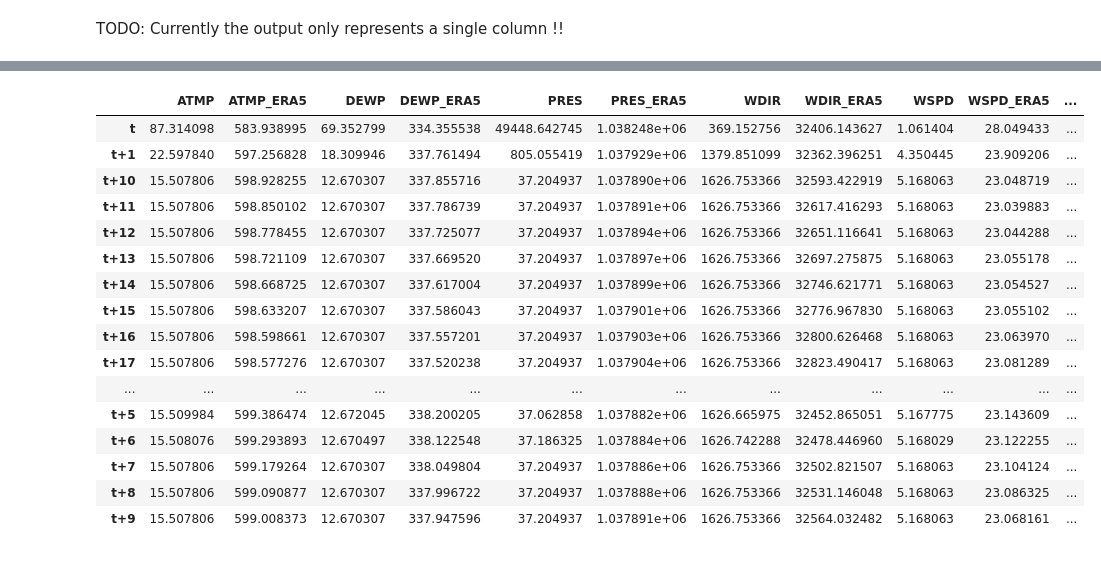
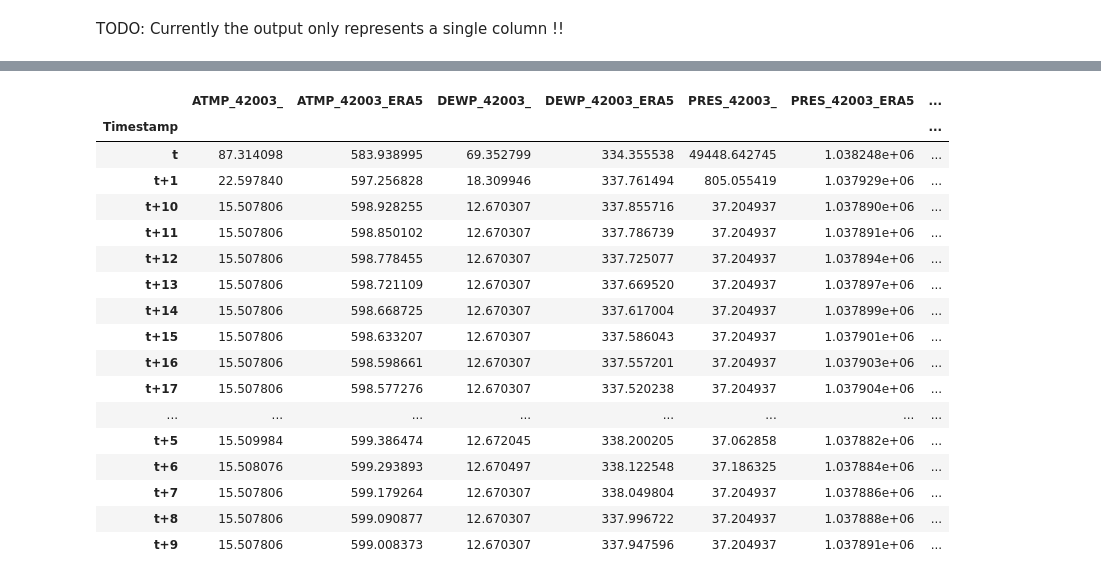
Before and after one commit to elsandner/Master_Project, a Jupyter notebook: mlm_experiment_publication.ipynb, the cells around one changed output, grey strips where cells are left out. Drawn from its saved outputs; the diff is of its cells as text; code cells hidden in the pictures.

```diff
--- a/mlm_experiment_publication.ipynb
+++ b/mlm_experiment_publication.ipynb
@@ -479,6 +479,9 @@ data/reports/publication/report_42003_stage2_LSTM_1.pickle
 # %% [markdown]
 TODO:
 Currently the output only represents a single column !!
+# %%
+filename = "report_42003_stage0_LSTM_2"
+filepath = f"data/reports/publication/{filename}.pickle"
 # %%
 import re
 
@@ -504,8 +509,8 @@ def evaluate(df):
                 mse_dict[original_col] = mean_squared_error(df[original_col], df[col])
 
     # Convert dictionaries to DataFrames
-    mae_df = pd.DataFrame(list(mae_dict.items()), columns=['Column', 'Error'])
-    mse_df = pd.DataFrame(list(mse_dict.items()), columns=['Column', 'Error'])
+    mae_df = pd.DataFrame(list(mae_dict.items()), columns=['Title', 'Error'])
+    mse_df = pd.DataFrame(list(mse_dict.items()), columns=['Title', 'Error'])
 
     return mae_df, mse_df
 # %%
@@ -539,3 +544,35 @@ def reshape_dataframe(input_df):
+# %%
+def reshape_df(df):
+    # Convert the input data to a DataFrame
+    #df = pd.DataFrame(data, columns=['title', 'Error'])
+
+    # Function to extract feature, stationID, origin, and timestamp from the title
+    def extract_info(title):
+        match = re.match(r'([A-Z]+)_(\d+)(_ERA5)?\(t([+-]?\d*)\)', title)
+        if match:
+            feature = match.group(1)
+            stationID = match.group(2)
+            origin = 'ERA5' if match.group(3) else ''
+            timestamp = f't{match.group(4)}'
+            return feature, stationID, origin, timestamp
+        return None, None, None, None
+
+    # Apply the extraction function to each title
+    df[['Feature', 'StationID', 'Origin', 'Timestamp']] = df['Title'].apply(lambda x: pd.Series(extract_info(x)))
+
+    # Drop the original title column
+    df.drop(columns=['Title'], inplace=True)
+
+    # Pivot the table to create the desired representation
+    pivot_df = df.pivot_table(index='Timestamp', columns=['Feature', 'StationID', 'Origin'], values='Error', aggfunc='first')
+
+    # Flatten the MultiIndex columns
+    pivot_df.columns = ['_'.join(col).strip() for col in pivot_df.columns.values]
+
+    # Reset index to have Timestamp as a column
+    #pivot_df.reset_index(inplace=True)
+
+    return pivot_df
 # %%
 mae_df, mse_df = evaluate(evaluation)
 mae_df
@@ -577,24 +615,25 @@ mae
 # %%
-mse = reshape_dataframe(mse_df)
+mse = reshape_df(mse_df)
 mse
 # %% [output]
-|  | ATMP | ATMP_ERA5 | DEWP | DEWP_ERA5 | PRES | PRES_ERA5 | WDIR | WDIR_ERA5 | WSPD | WSPD_ERA5 | ... |
-| t | 87.314098 | 583.938995 | 69.352799 | 334.355538 | 49448.642745 | 1.038248e+06 | 369.152756 | 32406.143627 | 1.061404 | 28.049433 | ... |
-| t+1 | 22.597840 | 597.256828 | 18.309946 | 337.761494 | 805.055419 | 1.037929e+06 | 1379.851099 | 32362.396251 | 4.350445 | 23.909206 | ... |
-| t+10 | 15.507806 | 598.928255 | 12.670307 | 337.855716 | 37.204937 | 1.037890e+06 | 1626.753366 | 32593.422919 | 5.168063 | 23.048719 | ... |
-| t+11 | 15.507806 | 598.850102 | 12.670307 | 337.786739 | 37.204937 | 1.037891e+06 | 1626.753366 | 32617.416293 | 5.168063 | 23.039883 | ... |
-| t+12 | 15.507806 | 598.778455 | 12.670307 | 337.725077 | 37.204937 | 1.037894e+06 | 1626.753366 | 32651.116641 | 5.168063 | 23.044288 | ... |
-| t+13 | 15.507806 | 598.721109 | 12.670307 | 337.669520 | 37.204937 | 1.037897e+06 | 1626.753366 | 32697.275875 | 5.168063 | 23.055178 | ... |
-| t+14 | 15.507806 | 598.668725 | 12.670307 | 337.617004 | 37.204937 | 1.037899e+06 | 1626.753366 | 32746.621771 | 5.168063 | 23.054527 | ... |
-| t+15 | 15.507806 | 598.633207 | 12.670307 | 337.586043 | 37.204937 | 1.037901e+06 | 1626.753366 | 32776.967830 | 5.168063 | 23.055102 | ... |
-| t+16 | 15.507806 | 598.598661 | 12.670307 | 337.557201 | 37.204937 | 1.037903e+06 | 1626.753366 | 32800.626468 | 5.168063 | 23.063970 | ... |
-| t+17 | 15.507806 | 598.577276 | 12.670307 | 337.520238 | 37.204937 | 1.037904e+06 | 1626.753366 | 32823.490417 | 5.168063 | 23.081289 | ... |
-| ... | ... | ... | ... | ... | ... | ... | ... | ... | ... | ... | ... |
-| t+5 | 15.509984 | 599.386474 | 12.672045 | 338.200205 | 37.062858 | 1.037882e+06 | 1626.665975 | 32452.865051 | 5.167775 | 23.143609 | ... |
-| t+6 | 15.508076 | 599.293893 | 12.670497 | 338.122548 | 37.186325 | 1.037884e+06 | 1626.742288 | 32478.446960 | 5.168029 | 23.122255 | ... |
-| t+7 | 15.507806 | 599.179264 | 12.670307 | 338.049804 | 37.204937 | 1.037886e+06 | 1626.753366 | 32502.821507 | 5.168063 | 23.104124 | ... |
-| t+8 | 15.507806 | 599.090877 | 12.670307 | 337.996722 | 37.204937 | 1.037888e+06 | 1626.753366 | 32531.146048 | 5.168063 | 23.086325 | ... |
-| t+9 | 15.507806 | 599.008373 | 12.670307 | 337.947596 | 37.204937 | 1.037891e+06 | 1626.753366 | 32564.032482 | 5.168063 | 23.068161 | ... |
+|  | ATMP_42003_ | ATMP_42003_ERA5 | DEWP_42003_ | DEWP_42003_ERA5 | PRES_42003_ | PRES_42003_ERA5 | ... |
+| Timestamp |  |  |  |  |  |  | ... |
+| t | 87.314098 | 583.938995 | 69.352799 | 334.355538 | 49448.642745 | 1.038248e+06 | ... |
+| t+1 | 22.597840 | 597.256828 | 18.309946 | 337.761494 | 805.055419 | 1.037929e+06 | ... |
+| t+10 | 15.507806 | 598.928255 | 12.670307 | 337.855716 | 37.204937 | 1.037890e+06 | ... |
+| t+11 | 15.507806 | 598.850102 | 12.670307 | 337.786739 | 37.204937 | 1.037891e+06 | ... |
+| t+12 | 15.507806 | 598.778455 | 12.670307 | 337.725077 | 37.204937 | 1.037894e+06 | ... |
+| t+13 | 15.507806 | 598.721109 | 12.670307 | 337.669520 | 37.204937 | 1.037897e+06 | ... |
+| t+14 | 15.507806 | 598.668725 | 12.670307 | 337.617004 | 37.204937 | 1.037899e+06 | ... |
+| t+15 | 15.507806 | 598.633207 | 12.670307 | 337.586043 | 37.204937 | 1.037901e+06 | ... |
+| t+16 | 15.507806 | 598.598661 | 12.670307 | 337.557201 | 37.204937 | 1.037903e+06 | ... |
+| t+17 | 15.507806 | 598.577276 | 12.670307 | 337.520238 | 37.204937 | 1.037904e+06 | ... |
+| ... | ... | ... | ... | ... | ... | ... | ... |
+| t+5 | 15.509984 | 599.386474 | 12.672045 | 338.200205 | 37.062858 | 1.037882e+06 | ... |
+| t+6 | 15.508076 | 599.293893 | 12.670497 | 338.122548 | 37.186325 | 1.037884e+06 | ... |
+| t+7 | 15.507806 | 599.179264 | 12.670307 | 338.049804 | 37.204937 | 1.037886e+06 | ... |
+| t+8 | 15.507806 | 599.090877 | 12.670307 | 337.996722 | 37.204937 | 1.037888e+06 | ... |
+| t+9 | 15.507806 | 599.008373 | 12.670307 | 337.947596 | 37.204937 | 1.037891e+06 | ... |
 # %%
 # Save DataFrames to CSV (or any other format if needed)
 evaluation_path = "data/evaluation/Publication/center_42003"
```
Also changed, not shown: parts of 6 cells of this notebook, 3 other files.
